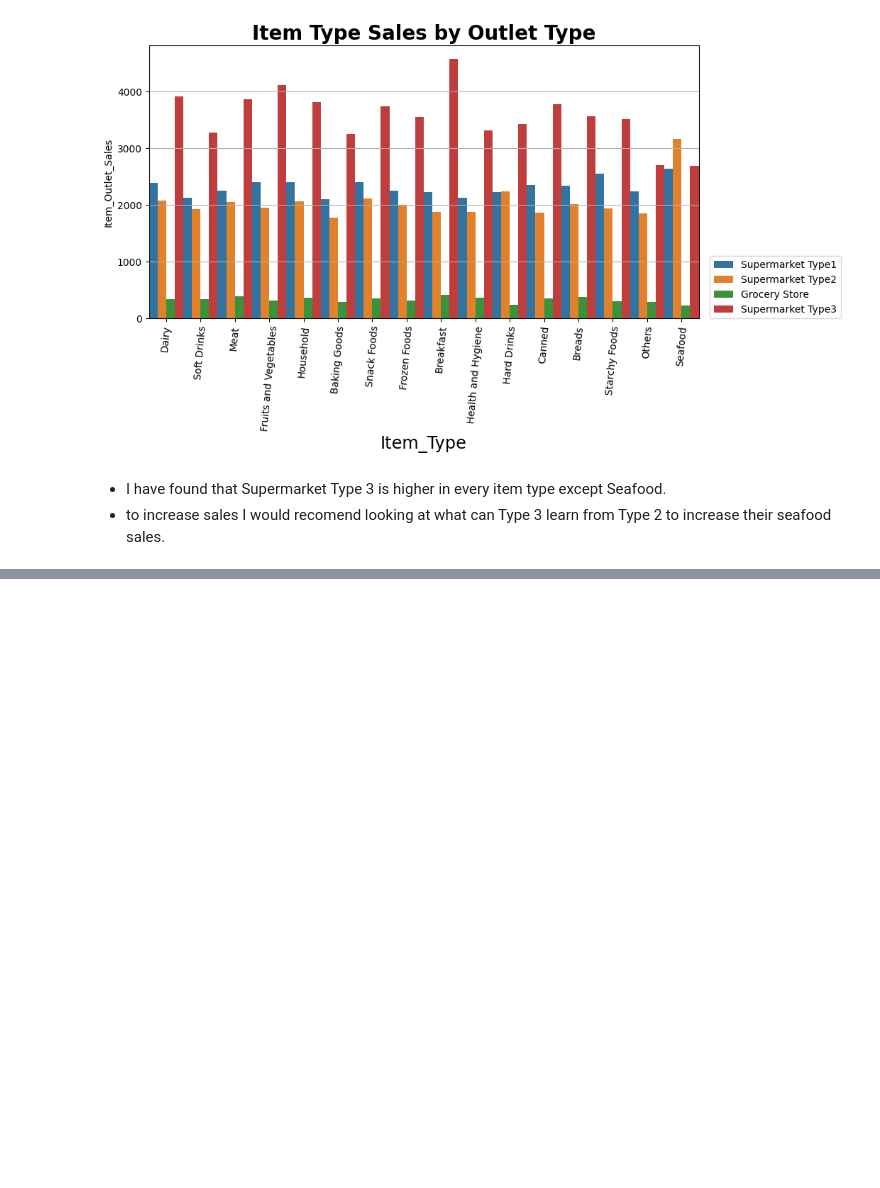
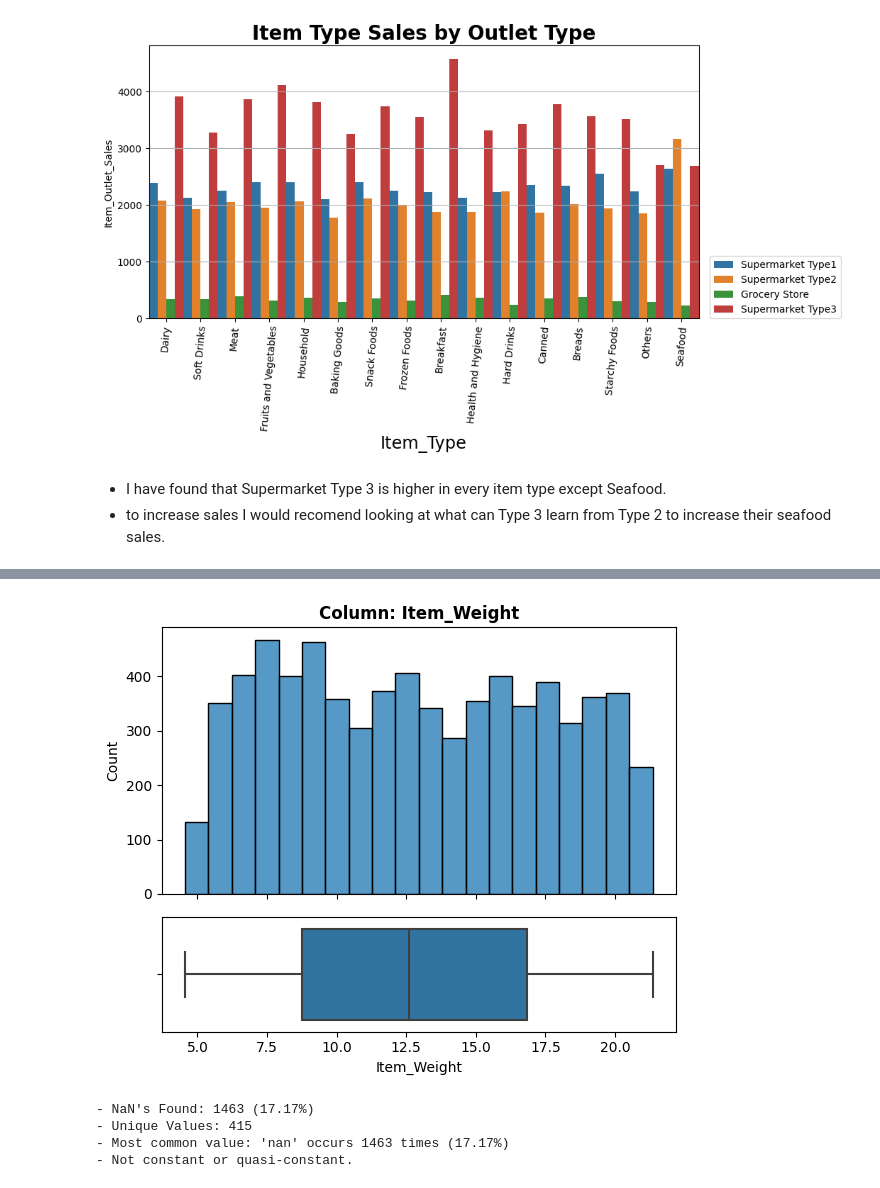
Before and after one commit to jtanzi56/Prediction-of-Product-Sales, a Jupyter notebook: Sales_Prediction_jtanzi.ipynb, the cells around one changed output, grey strips where cells are left out. Cells and saved outputs as stored; diff of their text form; code cells hidden in the pictures; blank space fills up the shorter version.

```diff
--- a/Sales_Prediction_jtanzi.ipynb
+++ b/Sales_Prediction_jtanzi.ipynb
@@ -836,0 +863,2 @@ ax.grid(axis = 'y');
+# %%
+df2 = pd.read_csv('/content/drive/MyDrive/CodingDojo/02-MachineLearning/Week05/Data/sales_predictions_2023.csv')
@@ -836,0 +938,8 @@ ax.grid(axis = 'y');
+# %%
+# inconsistencies in 'fat' categorical data, fixing with dict
+
+Item_Fat_dict = {'low fat':'Low Fat',
+                   'LF':'Low Fat',
+                   'reg':'Regular'}
+
+df2['Item_Fat_Content'] = df2['Item_Fat_Content'].replace(Item_Fat_dict)
@@ -836,0 +1176,10 @@ ax.grid(axis = 'y');
+# %%
+feature = "Item_Weight"
+df2[feature].dtype
+explore_numeric(df2,feature);
+# %% [output]
+[figure, added]
+- NaN's Found: 1463 (17.17%)
+- Unique Values: 415
+- Most common value: 'nan' occurs 1463 times (17.17%)
+- Not constant or quasi-constant.
```
Also changed, not shown: parts of 35 cells of this notebook.
